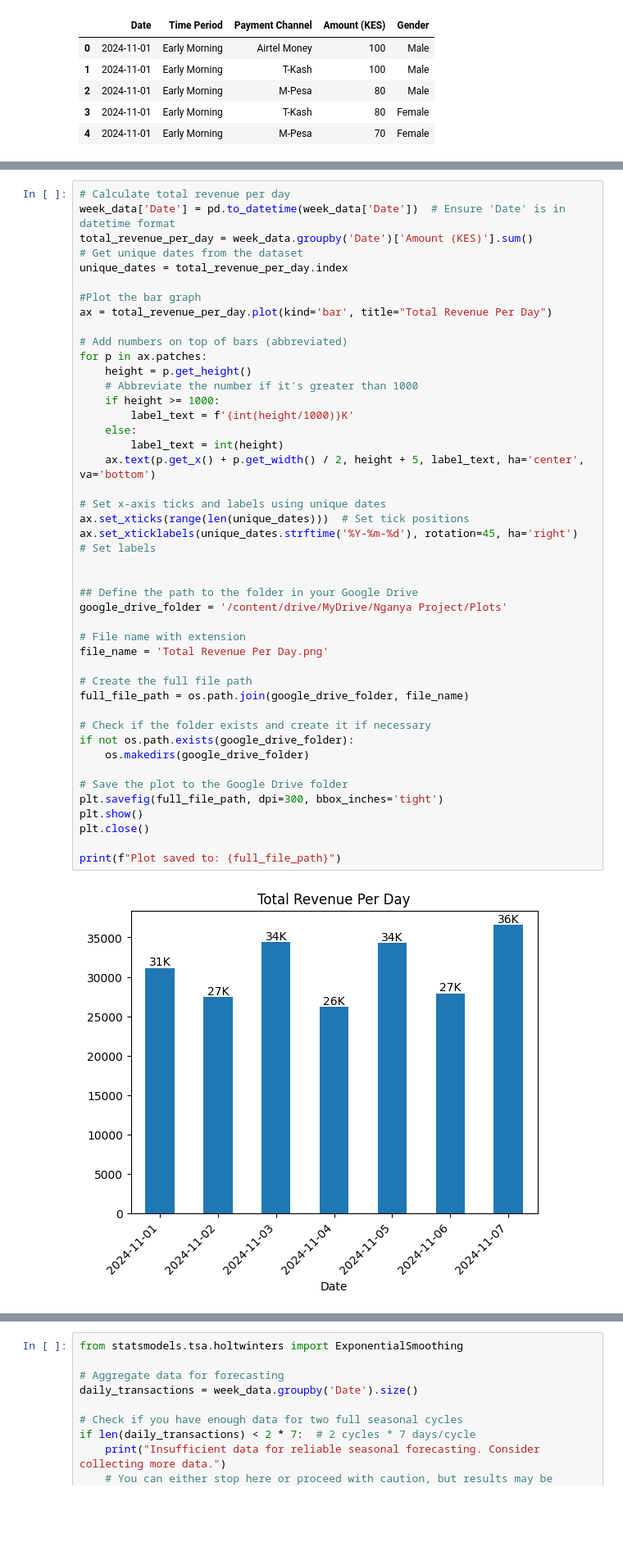
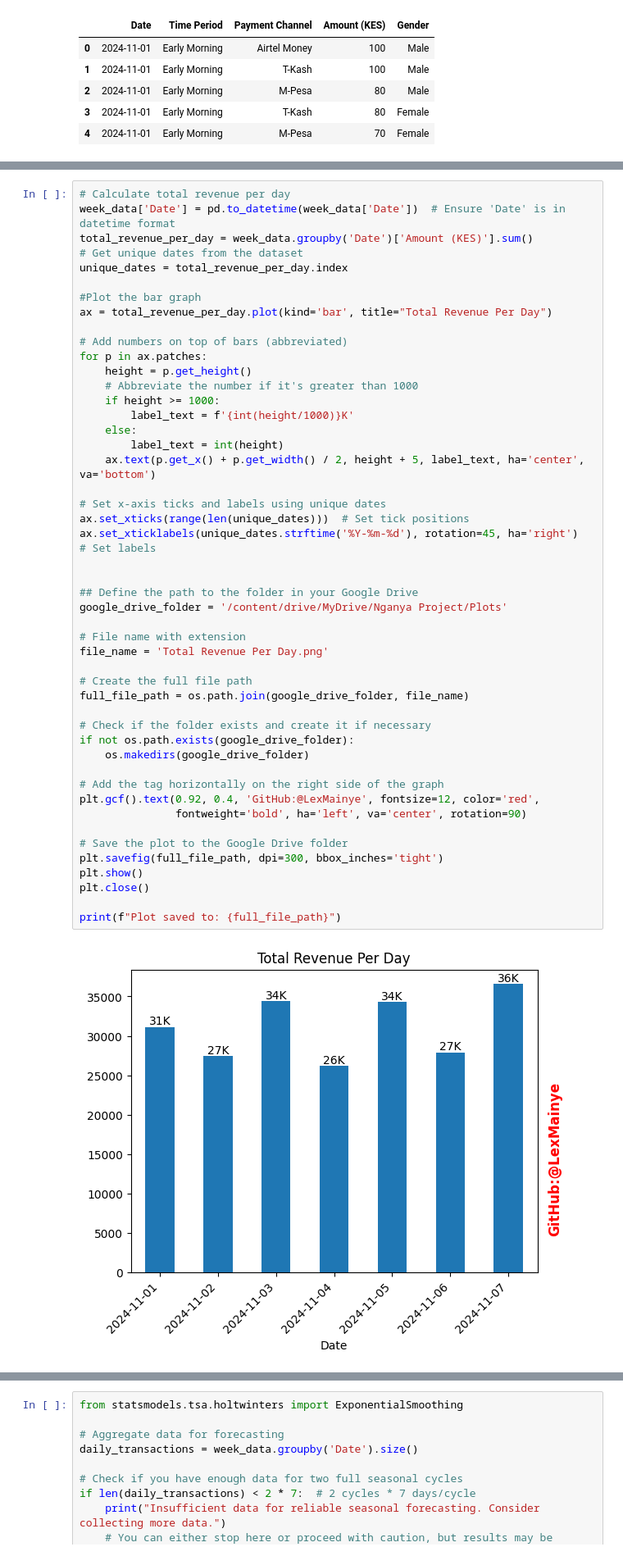
Before and after one commit to LexMainye/Matatu-Income-Data-Analysis, a Jupyter notebook: Nganya_Income_Data_Analysis.ipynb, the cells around one changed output, grey strips where cells are left out. Shown: that part at 82% size. Drawn from its saved outputs; the diff is of its cells as text; blank space fills up the shorter version.

```diff
--- a/Nganya_Income_Data_Analysis.ipynb
+++ b/Nganya_Income_Data_Analysis.ipynb
@@ -112,34 +112,38 @@ for p in ax.patches:
         label_text = f'{int(height/1000)}K'
     else:
         label_text = int(height)
     ax.text(p.get_x() + p.get_width() / 2, height + 5, label_text, ha='center', va='bottom')
 
 # Set x-axis ticks and labels using unique dates
 ax.set_xticks(range(len(unique_dates)))  # Set tick positions
 ax.set_xticklabels(unique_dates.strftime('%Y-%m-%d'), rotation=45, ha='right')  # Set labels
 
 
 ## Define the path to the folder in your Google Drive
 google_drive_folder = '/content/drive/MyDrive/Nganya Project/Plots'
 
 # File name with extension
 file_name = 'Total Revenue Per Day.png'
 
 # Create the full file path
 full_file_path = os.path.join(google_drive_folder, file_name)
 
 # Check if the folder exists and create it if necessary
 if not os.path.exists(google_drive_folder):
     os.makedirs(google_drive_folder)
 
+# Add the tag horizontally on the right side of the graph
+plt.gcf().text(0.92, 0.4, 'GitHub:@LexMainye', fontsize=12, color='red',
+               fontweight='bold', ha='left', va='center', rotation=90)
+
 # Save the plot to the Google Drive folder
 plt.savefig(full_file_path, dpi=300, bbox_inches='tight')
 plt.show()
 plt.close()
 
 print(f"Plot saved to: {full_file_path}")
 # %% [output]
-[figure, old version]
+[figure, new version]
 Plot saved to: /content/drive/MyDrive/Nganya Project/Plots/Total Revenue Per Day.png
 # %%
 # Calculate number of transactions per time period
```
Also changed, not shown: parts of 16 cells of this notebook.
